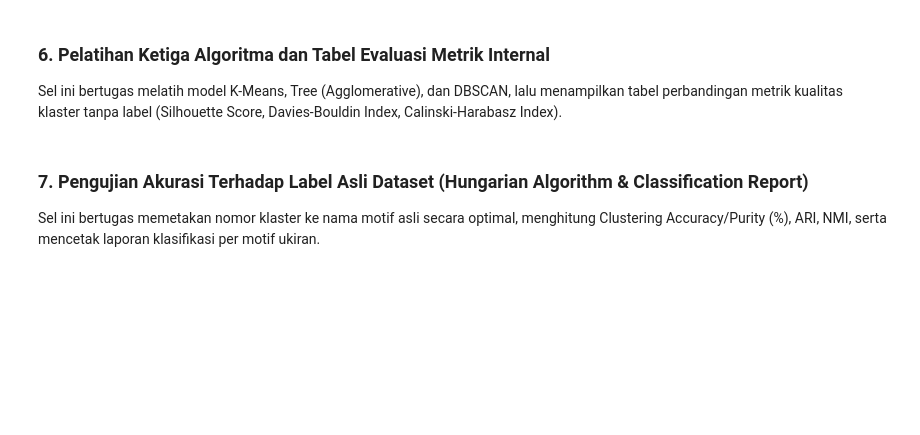
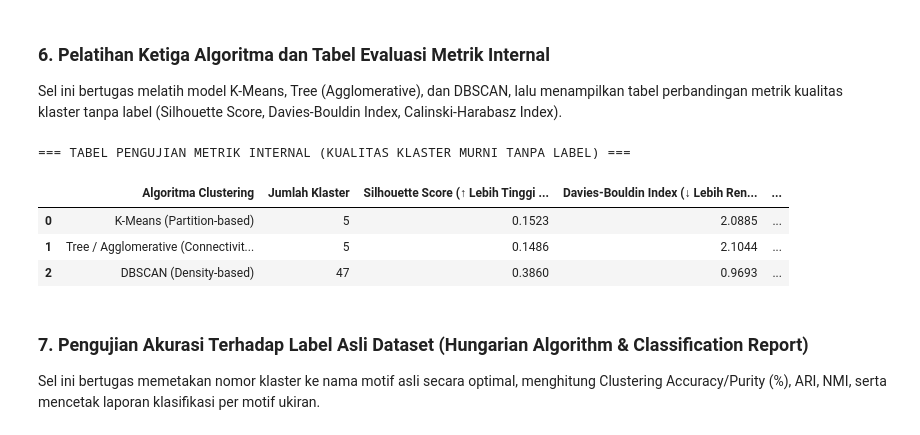
Before and after one commit to dektu/studi_kasus_1, a Jupyter notebook: kode_program/03_pengujian_clustering.ipynb, the cells around one changed output. Cells and saved outputs as stored; diff of their text form; code cells hidden in the pictures; blank space fills up the shorter version.

```diff
--- a/kode_program/03_pengujian_clustering.ipynb
+++ b/kode_program/03_pengujian_clustering.ipynb
@@ -191,13 +197,6 @@ dbscan_model = DBSCAN(eps=eps_optimal, min_samples=min_samples_val)
 labels_dbscan = dbscan_model.fit_predict(X)
 
 def get_internal_metrics(X_data, labels):
-    """
-    Fungsi untuk menghitung metrik evaluasi internal murni tanpa label:
-    - Silhouette Score (semakin mendekati 1 semakin baik)
-    - Davies-Bouldin Index (semakin mendekati 0 semakin baik)
-    - Calinski-Harabasz Index (semakin tinggi semakin baik)
-    Titik noise (-1) pada DBSCAN difilter agar tidak merusak perhitungan jarak klaster.
-    """
     unique_lbls = set(labels)
     mask = labels != -1 # Menyaring titik noise
     n_clusters = len(unique_lbls - {-1})
@@ -219,33 +218,39 @@ sil_db, dbi_db, chi_db = get_internal_metrics(X, labels_dbscan)
 df_internal = pd.DataFrame({
     "Algoritma Clustering": [
         "K-Means (Partition-based)",
         "Tree / Agglomerative (Connectivity-based)",
         "DBSCAN (Density-based)"
     ],
     "Jumlah Klaster": [
         len(set(labels_kmeans)),
         len(set(labels_tree)),
         len(set(labels_dbscan) - {-1})
     ],
     "Silhouette Score (↑ Lebih Tinggi Lebih Baik)": [
         f"{sil_km:.4f}",
         f"{sil_tr:.4f}",
         f"{sil_db:.4f}" if not np.isnan(sil_db) else "N/A"
     ],
     "Davies-Bouldin Index (↓ Lebih Rendah Lebih Baik)": [
         f"{dbi_km:.4f}",
         f"{dbi_tr:.4f}",
         f"{dbi_db:.4f}" if not np.isnan(dbi_db) else "N/A"
     ],
     "Calinski-Harabasz Index (↑ Lebih Tinggi Lebih Baik)": [
         f"{chi_km:.1f}",
         f"{chi_tr:.1f}",
         f"{chi_db:.1f}" if not np.isnan(chi_db) else "N/A"
     ]
 })
 
 print("=== TABEL PENGUJIAN METRIK INTERNAL (KUALITAS KLASTER MURNI TANPA LABEL) ===")
 display(df_internal)
+# %% [output]
+=== TABEL PENGUJIAN METRIK INTERNAL (KUALITAS KLASTER MURNI TANPA LABEL) ===
+|  | Algoritma Clustering | Jumlah Klaster | Silhouette Score (↑ Lebih Tinggi ... | Davies-Bouldin Index (↓ Lebih Ren... | ... |
+| 0 | K-Means (Partition-based) | 5 | 0.1523 | 2.0885 | ... |
+| 1 | Tree / Agglomerative (Connectivit... | 5 | 0.1486 | 2.1044 | ... |
+| 2 | DBSCAN (Density-based) | 47 | 0.3860 | 0.9693 | ... |
 # %% [markdown]
 ### 7. Pengujian Akurasi Terhadap Label Asli Dataset (Hungarian Algorithm & Classification Report)
 Sel ini bertugas memetakan nomor klaster ke nama motif asli secara optimal, menghitung Clustering Accuracy/Purity (%), ARI, NMI, serta mencetak laporan klasifikasi per motif ukiran.
```
Also changed, not shown: parts of 8 cells of this notebook, 2 other files.
